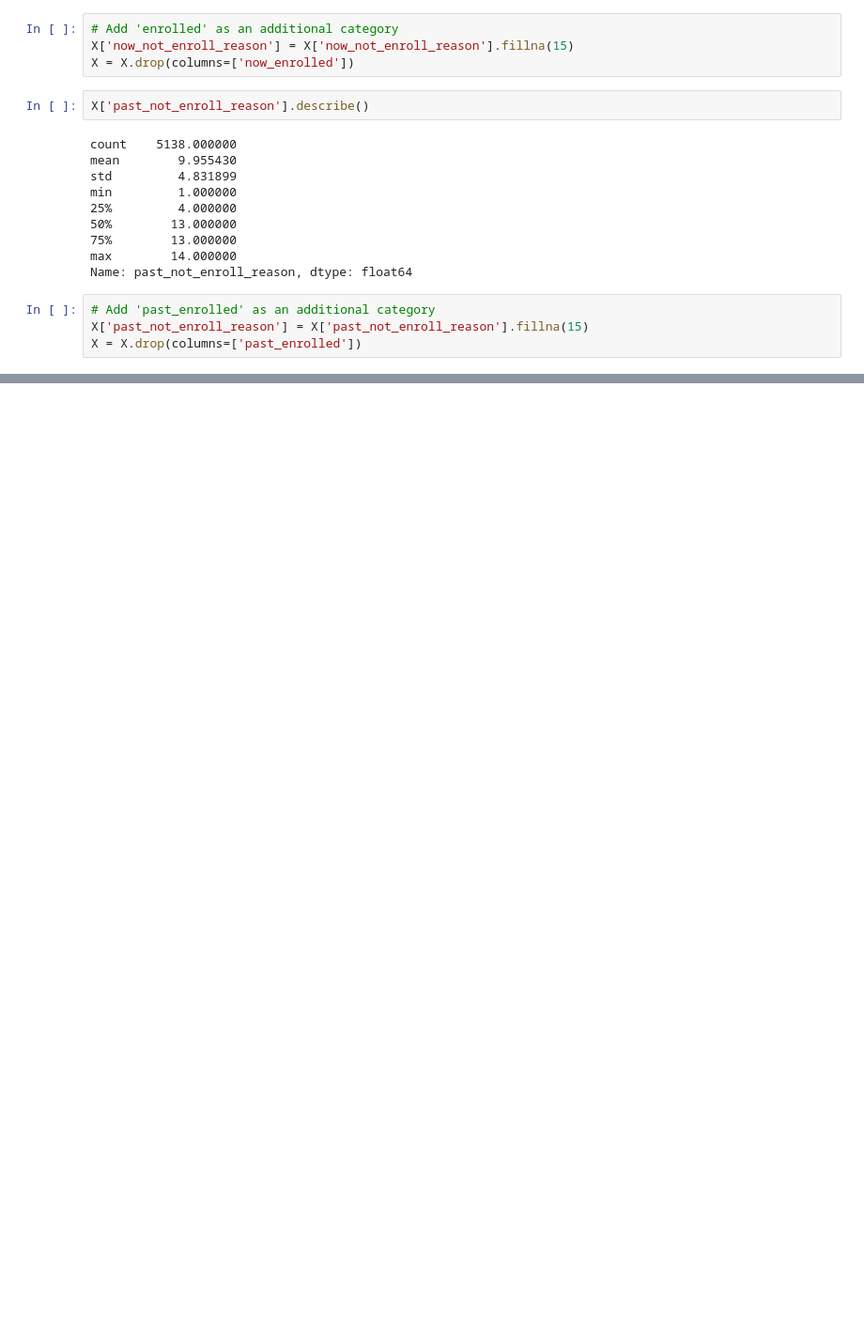
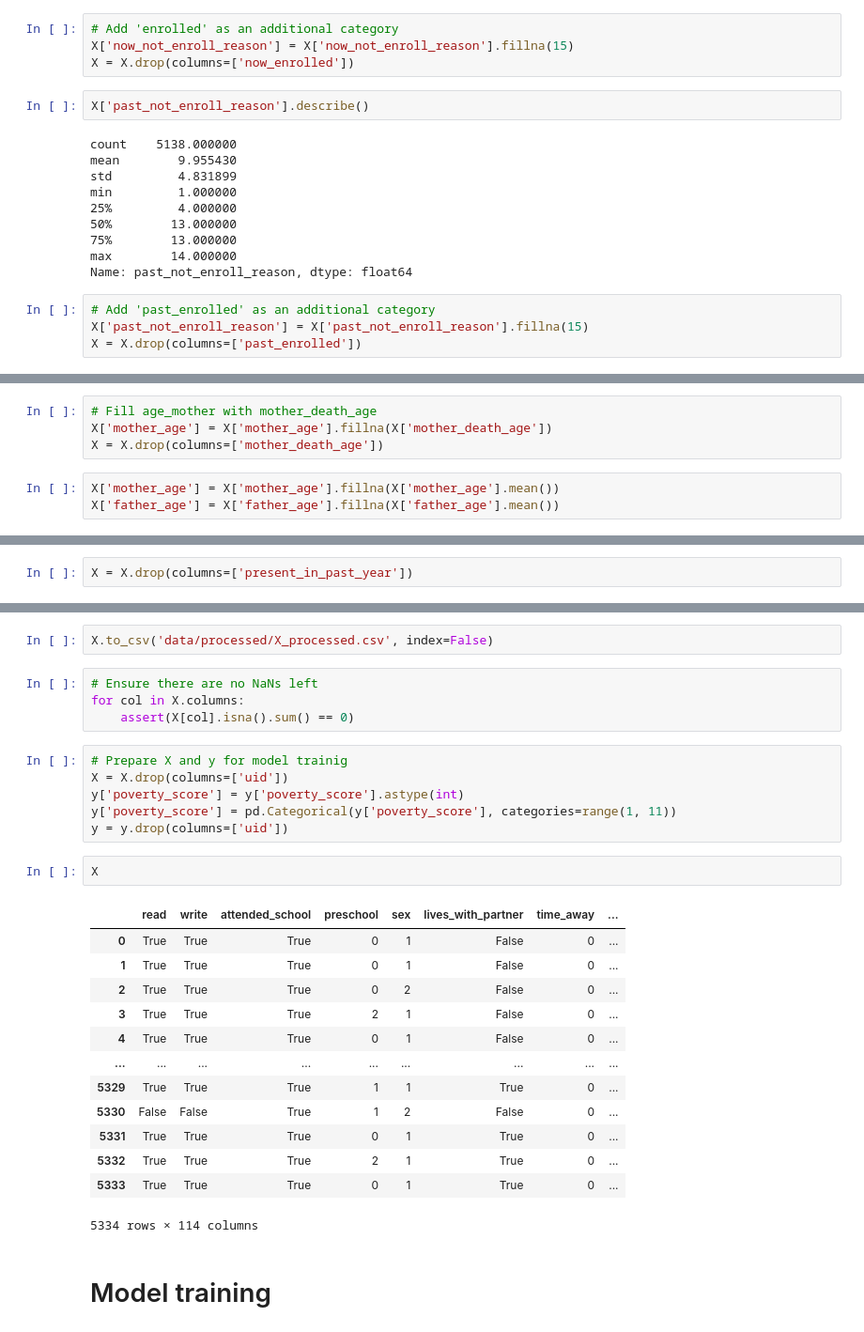
Before and after one commit to jbellogo/Classification, a Jupyter notebook: preprocessing.ipynb, the cells around one changed output, grey strips where cells are left out. Shown at 94% size. Cells and saved outputs as stored; diff of their text form; blank space fills up the shorter version.

Commit message:
models on processed data with inputations and categorical handling

```diff
--- a/preprocessing.ipynb
+++ b/preprocessing.ipynb
@@ -130,0 +292,7 @@ Now focus on these:
+# %%
+# Fill age_mother with mother_death_age
+X['mother_age'] = X['mother_age'].fillna(X['mother_death_age'])
+X = X.drop(columns=['mother_death_age'])
+# %%
+X['mother_age'] = X['mother_age'].fillna(X['mother_age'].mean())
+X['father_age'] = X['father_age'].fillna(X['father_age'].mean())
@@ -130,0 +314,2 @@ Now focus on these:
+# %%
+X = X.drop(columns=['present_in_past_year'])
@@ -130,0 +401,30 @@ Now focus on these:
+# %%
+X.to_csv('data/processed/X_processed.csv', index=False)
+# %%
+# Ensure there are no NaNs left
+for col in X.columns:
+    assert(X[col].isna().sum() == 0)
+# %%
+# Prepare X and y for model trainig
+X = X.drop(columns=['uid'])
+y['poverty_score'] = y['poverty_score'].astype(int)
+y['poverty_score'] = pd.Categorical(y['poverty_score'], categories=range(1, 11))
+y = y.drop(columns=['uid'])
+# %%
+X
+# %% [output]
+|  | read | write | attended_school | preschool | sex | lives_with_partner | time_away | ... |
+| 0 | True | True | True | 0 | 1 | False | 0 | ... |
+| 1 | True | True | True | 0 | 1 | False | 0 | ... |
+| 2 | True | True | True | 0 | 2 | False | 0 | ... |
+| 3 | True | True | True | 2 | 1 | False | 0 | ... |
+| 4 | True | True | True | 0 | 1 | False | 0 | ... |
+| ... | ... | ... | ... | ... | ... | ... | ... | ... |
+| 5329 | True | True | True | 1 | 1 | True | 0 | ... |
+| 5330 | False | False | True | 1 | 2 | False | 0 | ... |
+| 5331 | True | True | True | 0 | 1 | True | 0 | ... |
+| 5332 | True | True | True | 2 | 1 | True | 0 | ... |
+| 5333 | True | True | True | 0 | 1 | True | 0 | ... |
+5334 rows × 114 columns
+# %% [markdown]
+# Model training
```
Also changed, not shown: parts of 52 cells of this notebook, 5 other files.
